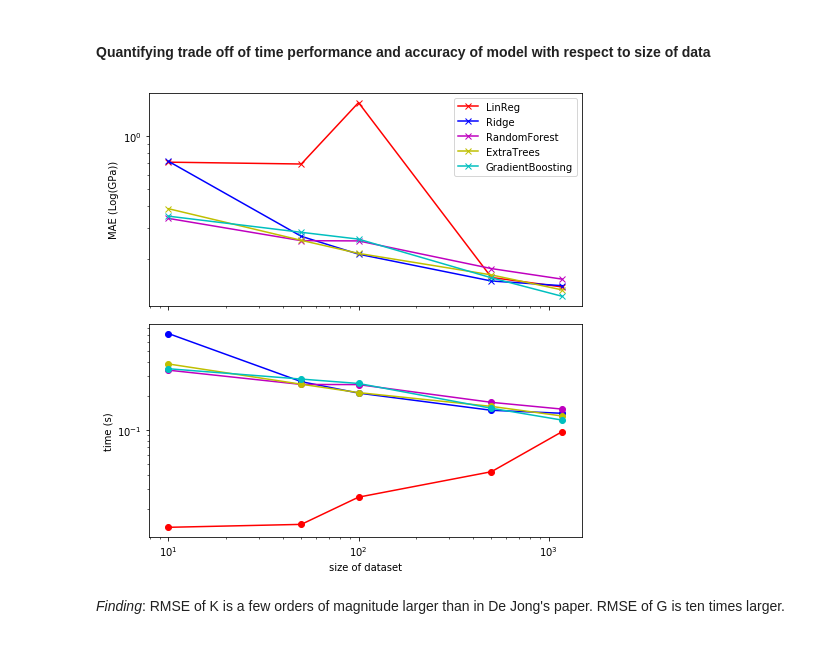
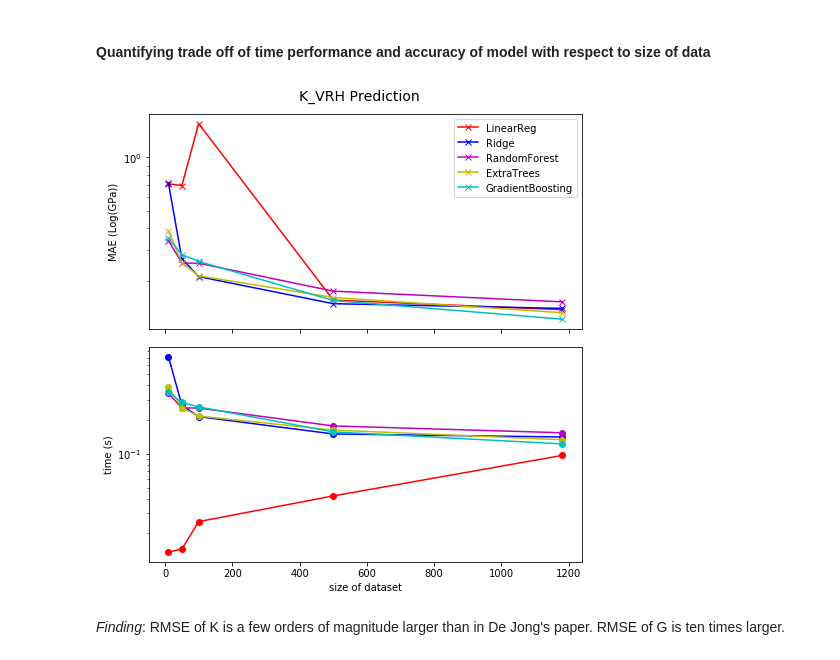
Before and after one commit to globus-labs/materials-ml-benchmarking, a Jupyter notebook: dejong/DeJong_02_prediction.ipynb, the cells around one changed output. Saved outputs shown, nothing was run; the diff lists cells and outputs as text; code cells hidden in the pictures.

Commit message:
added performance benchmark (graphs) closer to the papers

```diff
--- a/dejong/DeJong_02_prediction.ipynb
+++ b/dejong/DeJong_02_prediction.ipynb
@@ -359,29 +359,32 @@ plt.show()
 # %%
 import matplotlib.pyplot as plt
 
 fig, (ax1, ax2) = plt.subplots(2, 1, sharex=True)
 
+fig.suptitle("%s Prediction" %learned_feature,
+             fontsize=14, x=0.53, y=1.02)
+
 ax1.set_ylabel('MAE (Log(GPa))')
-ax1.loglog(size, mae_lr, color='r', marker='x', label='LinReg')
-ax1.loglog(size, mae_ridge, color='b', marker='x', label='Ridge')
-ax1.loglog(size, mae_rfr, color='m', marker='x', label='RandomForest')
-ax1.loglog(size, mae_efr, color='y', marker='x', label='ExtraTrees')
-ax1.loglog(size, mae_gradient, color='c', marker='x', label='GradientBoosting')
+ax1.semilogy(size, mae_lr, color='r', marker='x', label='LinearReg')
+ax1.semilogy(size, mae_ridge, color='b', marker='x', label='Ridge')
+ax1.semilogy(size, mae_rfr, color='m', marker='x', label='RandomForest')
+ax1.semilogy(size, mae_efr, color='y', marker='x', label='ExtraTrees')
+ax1.semilogy(size, mae_gradient, color='c', marker='x', label='GradientBoosting')
 ax1.legend()
 
 ax2.set_ylabel('time (s)')
-ax2.loglog(size, time_lr, color='r', marker='o')
-ax2.loglog(size, mae_ridge, color='b', marker='o')
-ax2.loglog(size, mae_rfr, color='m', marker='o')
-ax2.loglog(size, mae_efr, color='y', marker='o')
-ax2.loglog(size, mae_gradient, color='c', marker='o')
+ax2.semilogy(size, time_lr, color='r', marker='o')
+ax2.semilogy(size, mae_ridge, color='b', marker='o')
+ax2.semilogy(size, mae_rfr, color='m', marker='o')
+ax2.semilogy(size, mae_efr, color='y', marker='o')
+ax2.semilogy(size, mae_gradient, color='c', marker='o')
 
 ax2.set_xlabel('size of dataset')
 
 fig.set_size_inches(7, 7)
 fig.tight_layout()
 plt.show()
 # %% [output]
-[figure, old version]
+[figure, new version]
 # %% [markdown]
 *Finding*: RMSE of K is a few orders of magnitude larger than in De Jong's paper. RMSE of G is ten times larger.
```
Also changed, not shown: 2 other files.
